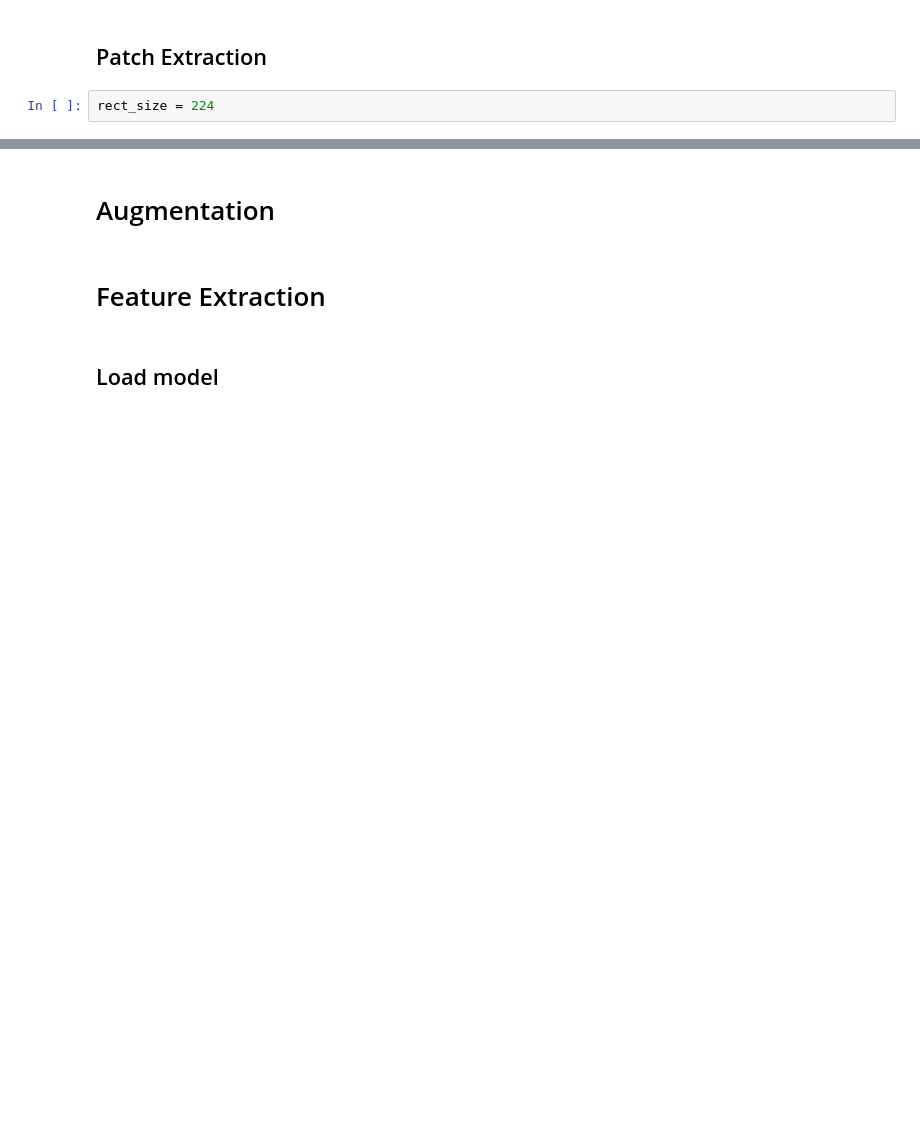
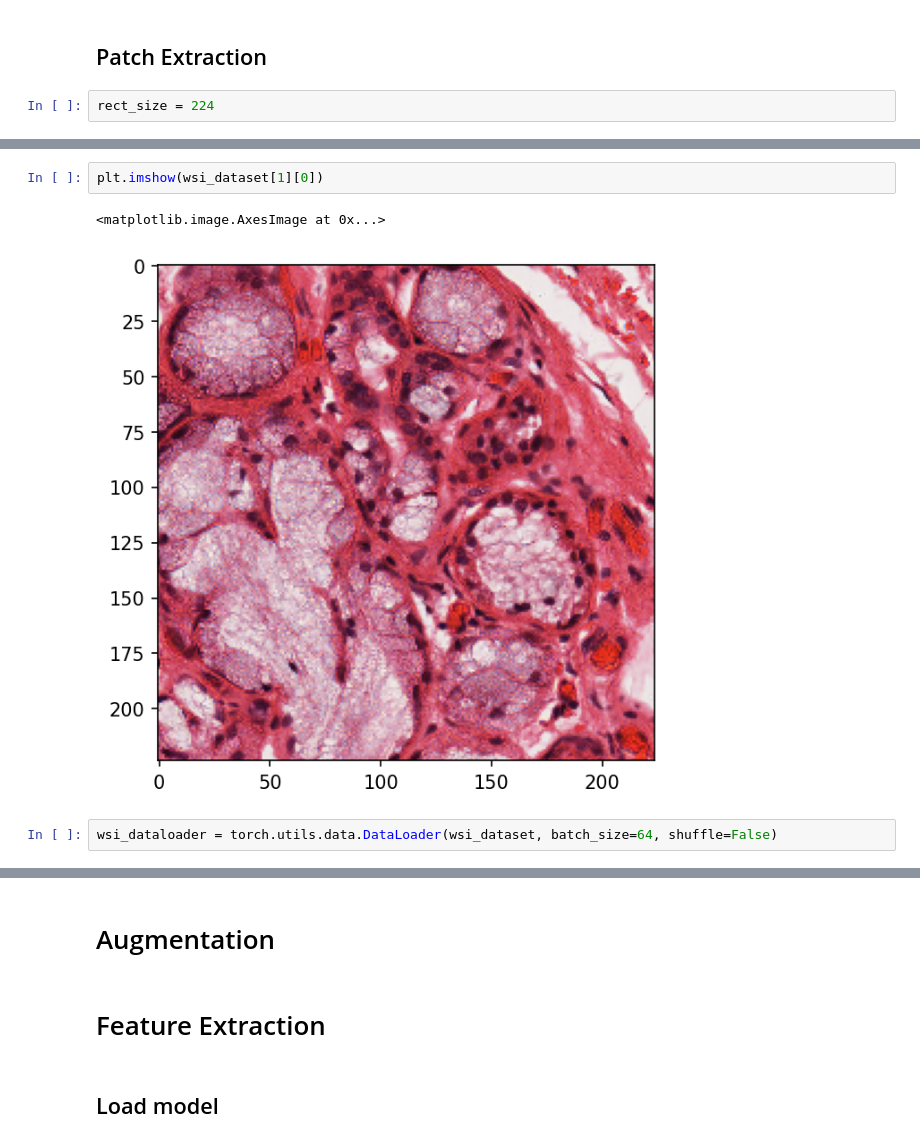
Before and after one commit to coolmule0/weakWSI, a Jupyter notebook: Untitled.ipynb, the cells around one changed output, grey strips where cells are left out. Cells and saved outputs as stored; diff of their text form; blank space fills up the shorter version.

```diff
--- a/Untitled.ipynb
+++ b/Untitled.ipynb
@@ -158 +413,8 @@ len(fixed_patch_extractor)
+# %%
+plt.imshow(wsi_dataset[1][0])
+# %% [output]
+<matplotlib.image.AxesImage at 0x...>
+[figure, added]
+# %%
+wsi_dataloader = torch.utils.data.DataLoader(wsi_dataset, batch_size=64, shuffle=False)
 # %%
```
Also changed, not shown: parts of 61 cells of this notebook.
